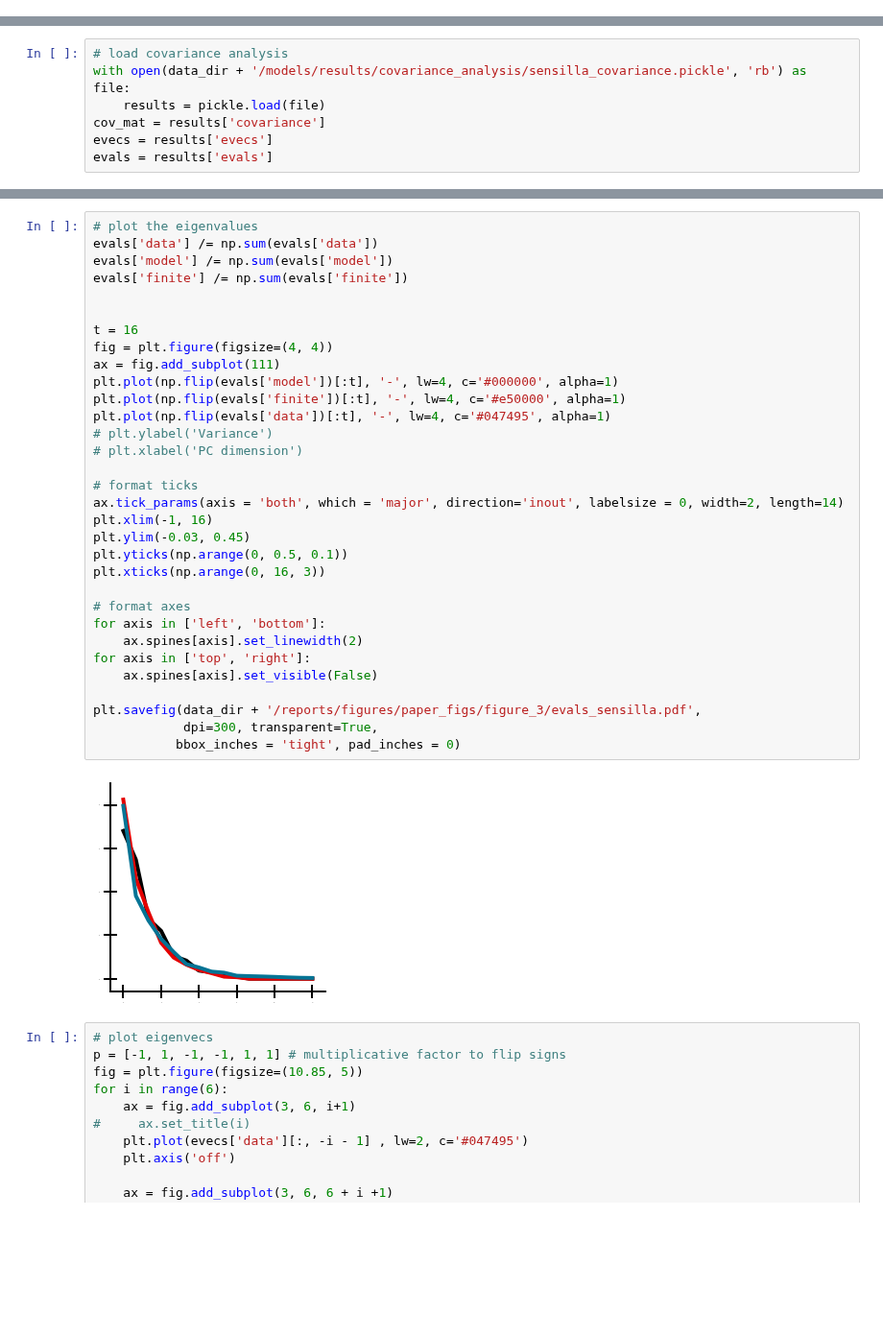
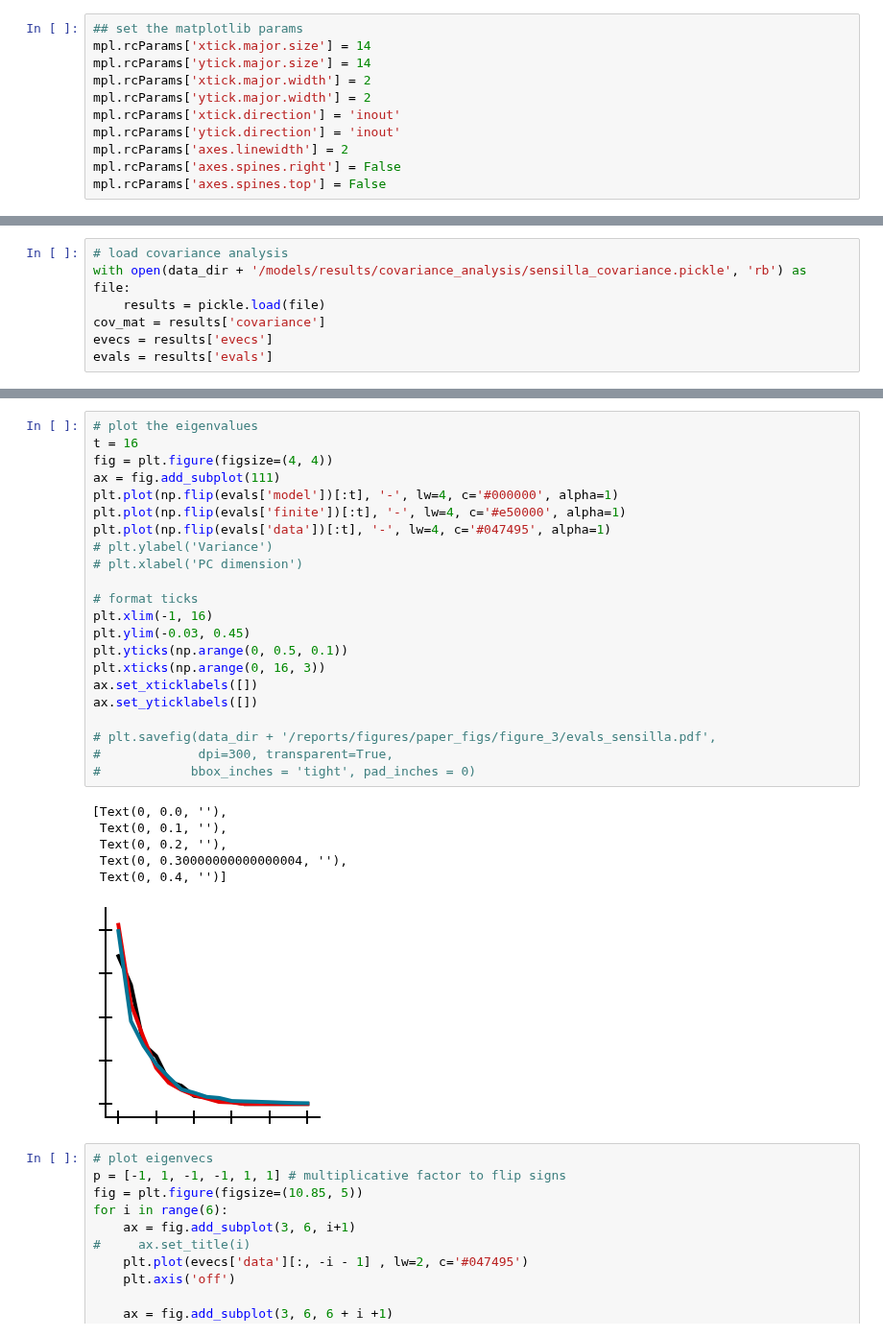
Before and after one commit to BruntonUWBio/structured-random-features, a Jupyter notebook: notebooks/reports/10.2-bp-paper-fig-sensilla-covariance.ipynb, the cells around one changed output, grey strips where cells are left out. Shown at 96% size. Cells and saved outputs as stored; diff of their text form; blank space fills up the shorter version.

```diff
--- a/notebooks/reports/10.2-bp-paper-fig-sensilla-covariance.ipynb
+++ b/notebooks/reports/10.2-bp-paper-fig-sensilla-covariance.ipynb
@@ -5,6 +6,17 @@ from os import getcwd
 import matplotlib.pyplot as plt
 import numpy as np
 import pickle
+# %%
+## set the matplotlib params
+mpl.rcParams['xtick.major.size'] = 14
+mpl.rcParams['ytick.major.size'] = 14
+mpl.rcParams['xtick.major.width'] = 2
+mpl.rcParams['ytick.major.width'] = 2
+mpl.rcParams['xtick.direction'] = 'inout'
+mpl.rcParams['ytick.direction'] = 'inout'
+mpl.rcParams['axes.linewidth'] = 2
+mpl.rcParams['axes.spines.right'] = False
+mpl.rcParams['axes.spines.top'] = False
 # %%
 data_dir = abspath(join(getcwd(), '../../'))
 # %%
@@ -49,37 +62,32 @@ ax.remove()
 # %%
 # plot the eigenvalues
-evals['data'] /= np.sum(evals['data'])
-evals['model'] /= np.sum(evals['model'])
-evals['finite'] /= np.sum(evals['finite'])
-
-
 t = 16
 fig = plt.figure(figsize=(4, 4))
 ax = fig.add_subplot(111)
 plt.plot(np.flip(evals['model'])[:t], '-', lw=4, c='#000000', alpha=1)
 plt.plot(np.flip(evals['finite'])[:t], '-', lw=4, c='#e50000', alpha=1)
 plt.plot(np.flip(evals['data'])[:t], '-', lw=4, c='#047495', alpha=1)
 # plt.ylabel('Variance')
 # plt.xlabel('PC dimension')
 
 # format ticks
-ax.tick_params(axis = 'both', which = 'major', direction='inout', labelsize = 0, width=2, length=14)
 plt.xlim(-1, 16)
 plt.ylim(-0.03, 0.45)
 plt.yticks(np.arange(0, 0.5, 0.1))
 plt.xticks(np.arange(0, 16, 3))
+ax.set_xticklabels([])
+ax.set_yticklabels([])
 
-# format axes
-for axis in ['left', 'bottom']:
-    ax.spines[axis].set_linewidth(2)
-for axis in ['top', 'right']:
-    ax.spines[axis].set_visible(False)
-
-plt.savefig(data_dir + '/reports/figures/paper_figs/figure_3/evals_sensilla.pdf',
-            dpi=300, transparent=True,
-           bbox_inches = 'tight', pad_inches = 0)
+# plt.savefig(data_dir + '/reports/figures/paper_figs/figure_3/evals_sensilla.pdf',
+#             dpi=300, transparent=True,
+#            bbox_inches = 'tight', pad_inches = 0)
 # %% [output]
+[Text(0, 0.0, ''),
+ Text(0, 0.1, ''),
+ Text(0, 0.2, ''),
+ Text(0, 0.30000000000000004, ''),
+ Text(0, 0.4, '')]
-[figure, old version]
+[figure, new version]
 # %%
 # plot eigenvecs
 p = [-1, 1, -1, -1, 1, 1] # multiplicative factor to flip signs
```
Also changed, not shown: parts of 3 cells of this notebook, 15 other files.
